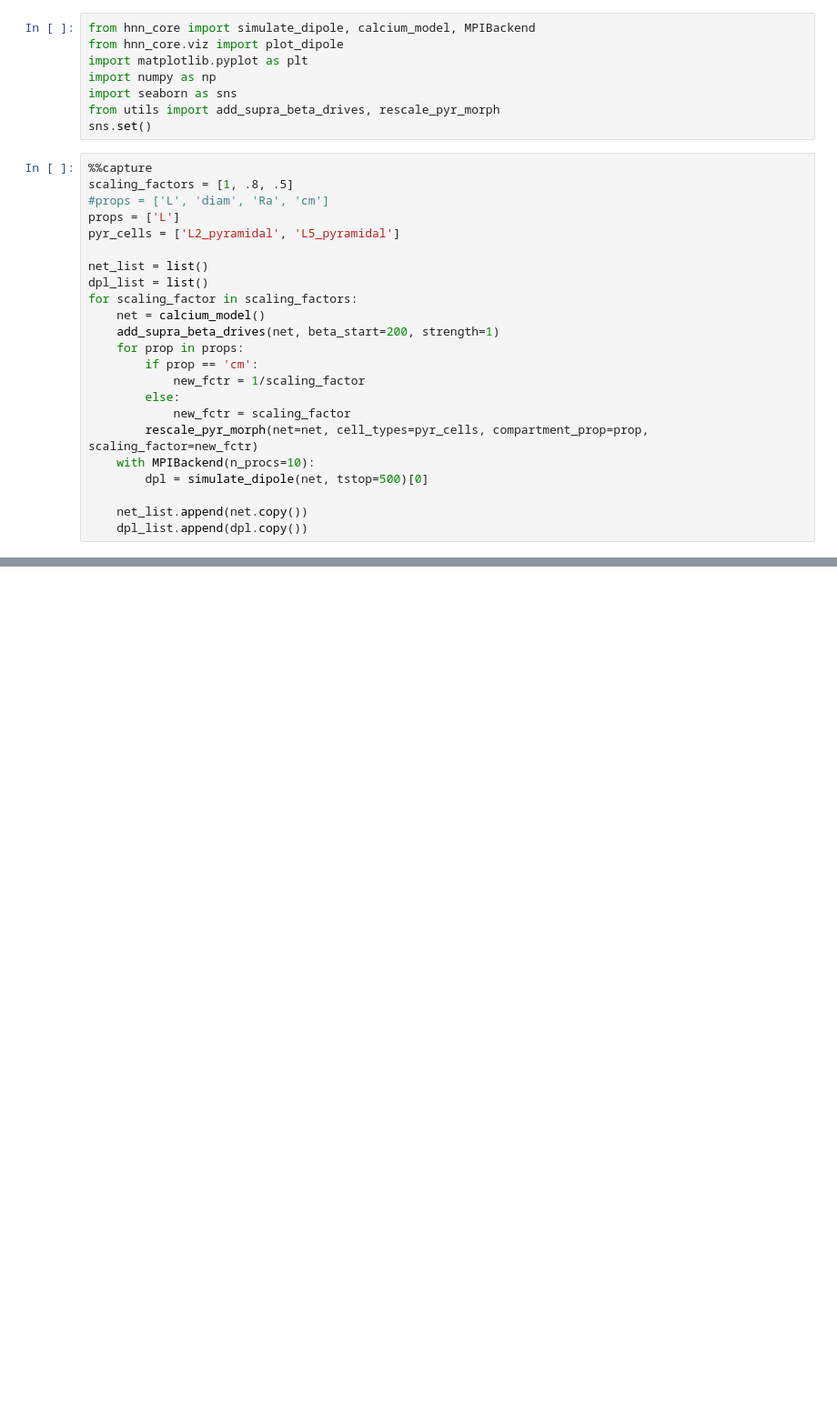
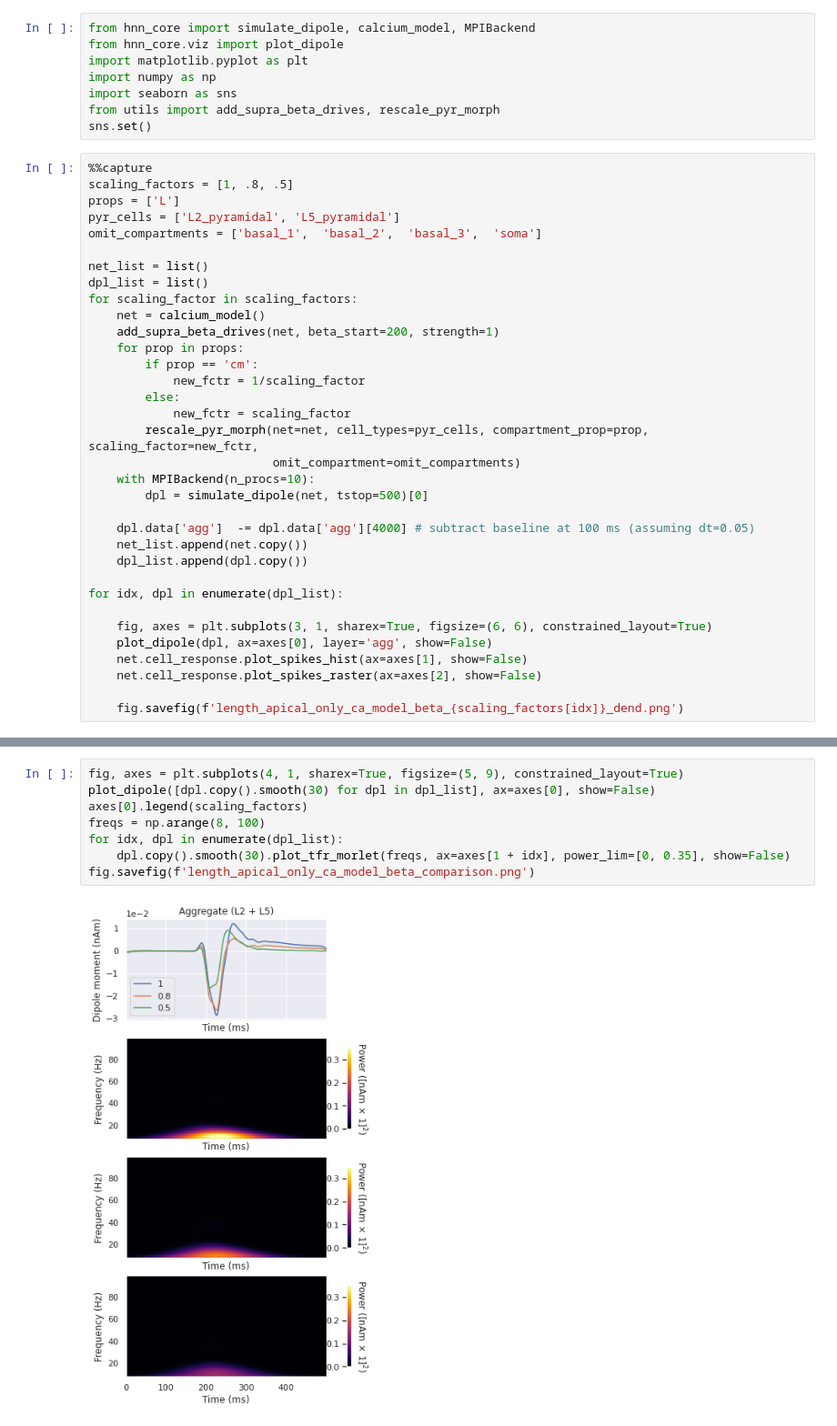
Before and after one commit to rythorpe/beta_modeling, a Jupyter notebook: calcium_beta_tests.ipynb, the cells around one changed output, grey strips where cells are left out. Shown at 91% size. Cells and saved outputs as stored; diff of their text form; blank space fills up the shorter version.

Commit message:
adjust tail in law model

```diff
--- a/calcium_beta_tests.ipynb
+++ b/calcium_beta_tests.ipynb
@@ -9,9 +9,9 @@ sns.set()
 # %%
 %%capture
 scaling_factors = [1, .8, .5]
-#props = ['L', 'diam', 'Ra', 'cm']
 props = ['L']
 pyr_cells = ['L2_pyramidal', 'L5_pyramidal']
+omit_compartments = ['basal_1',  'basal_2',  'basal_3',  'soma']
 
 net_list = list()
 dpl_list = list()
@@ -23,9 +23,20 @@ for scaling_factor in scaling_factors:
             new_fctr = 1/scaling_factor
         else:
             new_fctr = scaling_factor
-        rescale_pyr_morph(net=net, cell_types=pyr_cells, compartment_prop=prop, scaling_factor=new_fctr)
+        rescale_pyr_morph(net=net, cell_types=pyr_cells, compartment_prop=prop, scaling_factor=new_fctr,
+                          omit_compartment=omit_compartments)
     with MPIBackend(n_procs=10):
         dpl = simulate_dipole(net, tstop=500)[0]
 
+    dpl.data['agg']  -= dpl.data['agg'][4000] # subtract baseline at 100 ms (assuming dt=0.05)
     net_list.append(net.copy())
     dpl_list.append(dpl.copy())
+
+for idx, dpl in enumerate(dpl_list):
+
+    fig, axes = plt.subplots(3, 1, sharex=True, figsize=(6, 6), constrained_layout=True)
+    plot_dipole(dpl, ax=axes[0], layer='agg', show=False)
+    net.cell_response.plot_spikes_hist(ax=axes[1], show=False)
+    net.cell_response.plot_spikes_raster(ax=axes[2], show=False)
+
+    fig.savefig(f'length_apical_only_ca_model_beta_{scaling_factors[idx]}_dend.png')
@@ -128,0 +43,10 @@ fig.savefig(f'length_apical_only_ca_model_beta_comparison.png')
+# %%
+fig, axes = plt.subplots(4, 1, sharex=True, figsize=(5, 9), constrained_layout=True)
+plot_dipole([dpl.copy().smooth(30) for dpl in dpl_list], ax=axes[0], show=False)
+axes[0].legend(scaling_factors)
+freqs = np.arange(8, 100)
+for idx, dpl in enumerate(dpl_list):
+    dpl.copy().smooth(30).plot_tfr_morlet(freqs, ax=axes[1 + idx], power_lim=[0, 0.35], show=False)
+fig.savefig(f'length_apical_only_ca_model_beta_comparison.png')
+# %% [output]
+[figure, added]
```
Also changed, not shown: parts of 3 cells of this notebook, 10 other files.
